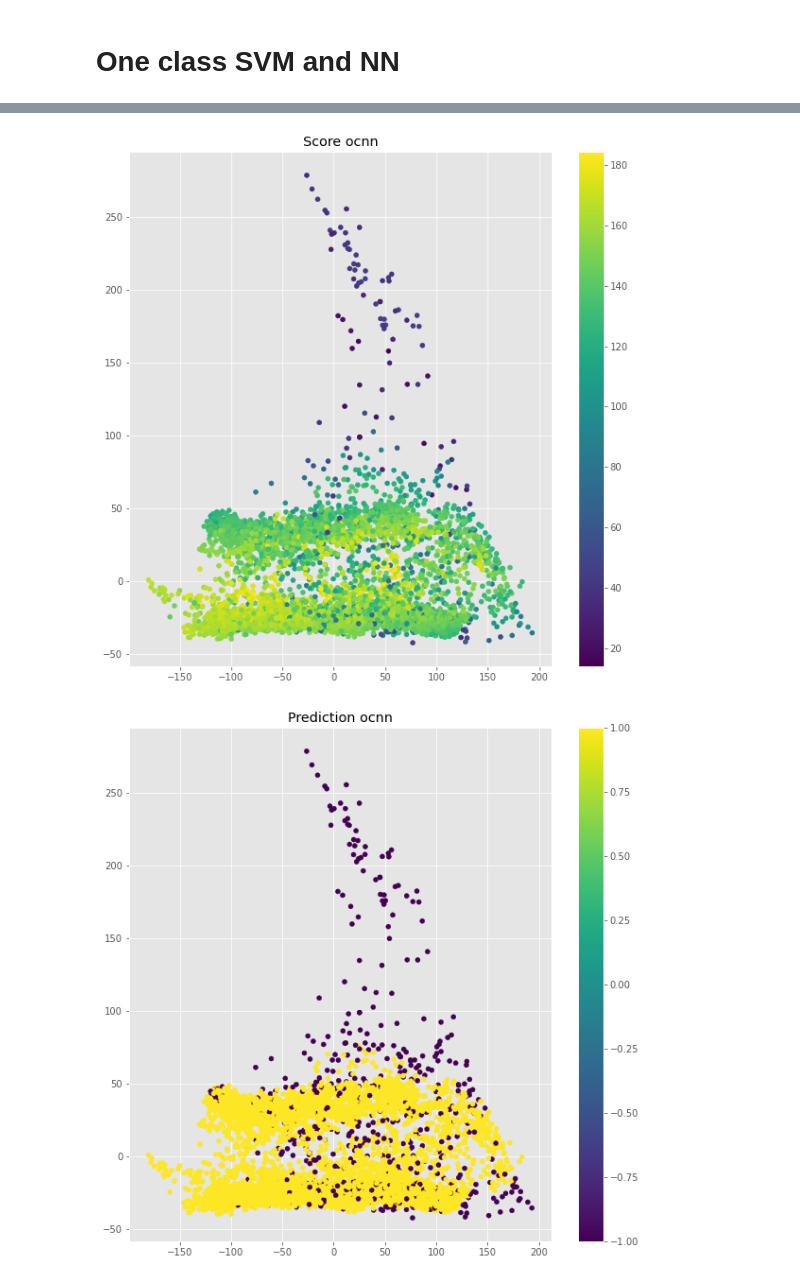
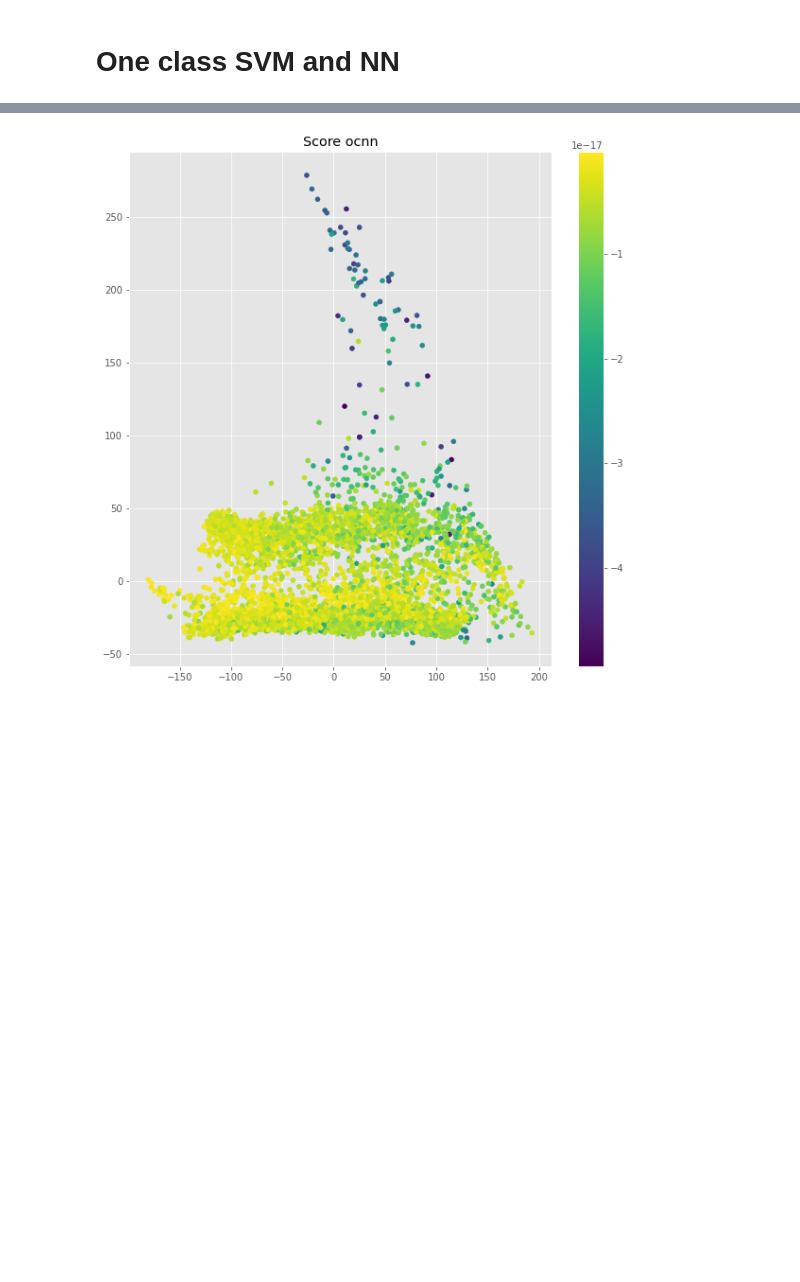
Before and after one commit to odb9402/OneClassClassifier, a Jupyter notebook: examples/multivariateData.ipynb, the cells around one changed output, grey strips where cells are left out. Cells and saved outputs as stored; diff of their text form; code cells hidden in the pictures; blank space fills up the shorter version.

Commit message:
models and deep svdd

```diff
--- a/examples/multivariateData.ipynb
+++ b/examples/multivariateData.ipynb
@@ -7,13 +7,14 @@ file = "../od_data/satimage.mat"
 
 oc_nn = occ()
 oc_nn.load_data_mat(file)
-oc_nn.train(model='ocnn', epochs=10, norm=True)
+print(oc_nn.X.shape)
+oc_nn.train(model='deepsvdd', epochs=100, norm=True)
 Y_scores = oc_nn.get_score(norm=True)
 Y_hat = oc_nn.predict(norm=True)
 
-ocsvm = occ()
-ocsvm.load_data_mat(file)
-ocsvm.train(model='ocsvm', kernel='rbf', norm=True) # If norm=True, data will be normalized(L2)
-Y_scores = ocsvm.get_score(norm=True)
-Y_hat = ocsvm.predict(norm=True)
+#ocsvm = occ()
+#ocsvm.load_data_mat(file)
+#ocsvm.train(model='ocsvm', kernel='rbf', norm=True) # If norm=True, data will be normalized(L2)
+#Y_scores = ocsvm.get_score(norm=True)
+#Y_hat = ocsvm.predict(norm=True)
 # %% [output]
@@ -37,11 +38,10 @@ r : 0.4185349941253662
 # %%
 occ.show_projection(oc_nn.X, Y_scores, title="Score ocnn", markersize=100)
-occ.show_projection(oc_nn.X, Y_hat, title="Prediction ocnn", markersize=100)
+#occ.show_projection(oc_nn.X, Y_hat, title="Prediction ocnn", markersize=100)
 
-occ.show_projection(ocsvm.X, Y_scores, title="Score ocsvm with rbf kernel", markersize=100)
-occ.show_projection(ocsvm.X, Y_hat, title="Prediction ocsvm with rbf kernel", markersize=100)
+#occ.show_projection(ocsvm.X, Y_scores, title="Score ocsvm with rbf kernel", markersize=100)
+#occ.show_projection(ocsvm.X, Y_hat, title="Prediction ocsvm with rbf kernel", markersize=100)
 
-occ.show_projection(ocsvm.X, ocsvm.Y, title="Real", markersize=100, cmap='viridis_r')
+#occ.show_projection(ocsvm.X, ocsvm.Y, title="Real", markersize=100, cmap='viridis_r')
 # %% [output]
-[figure, old version]
+[figure, new version]
-[figure, removed]
```
Also changed, not shown: parts of 4 cells of this notebook, 9 other files.
